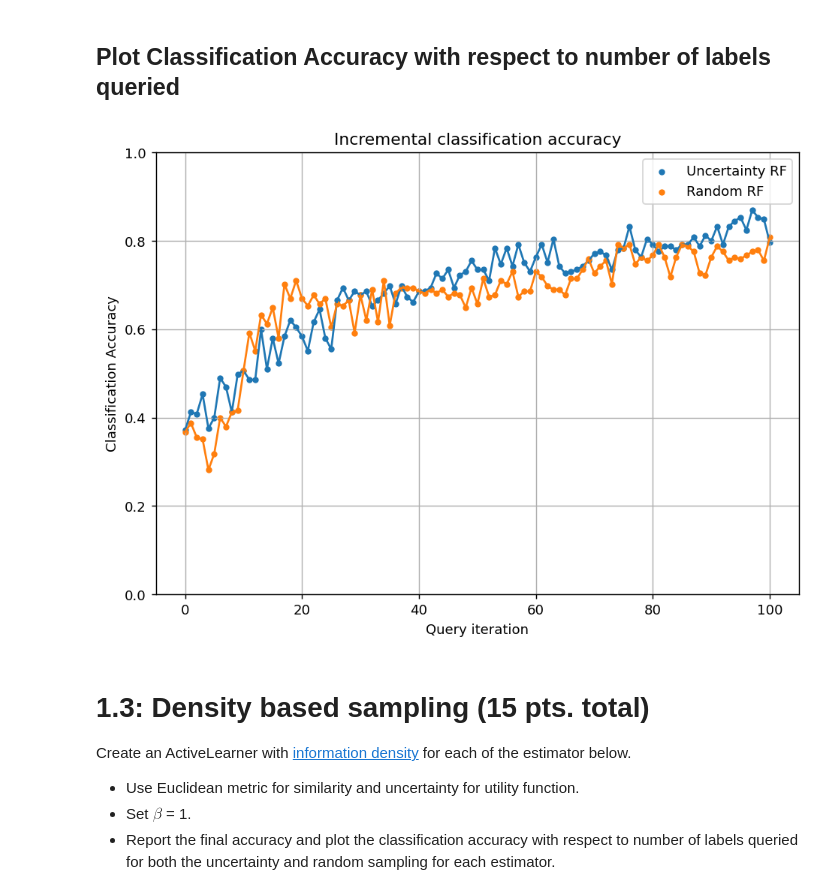
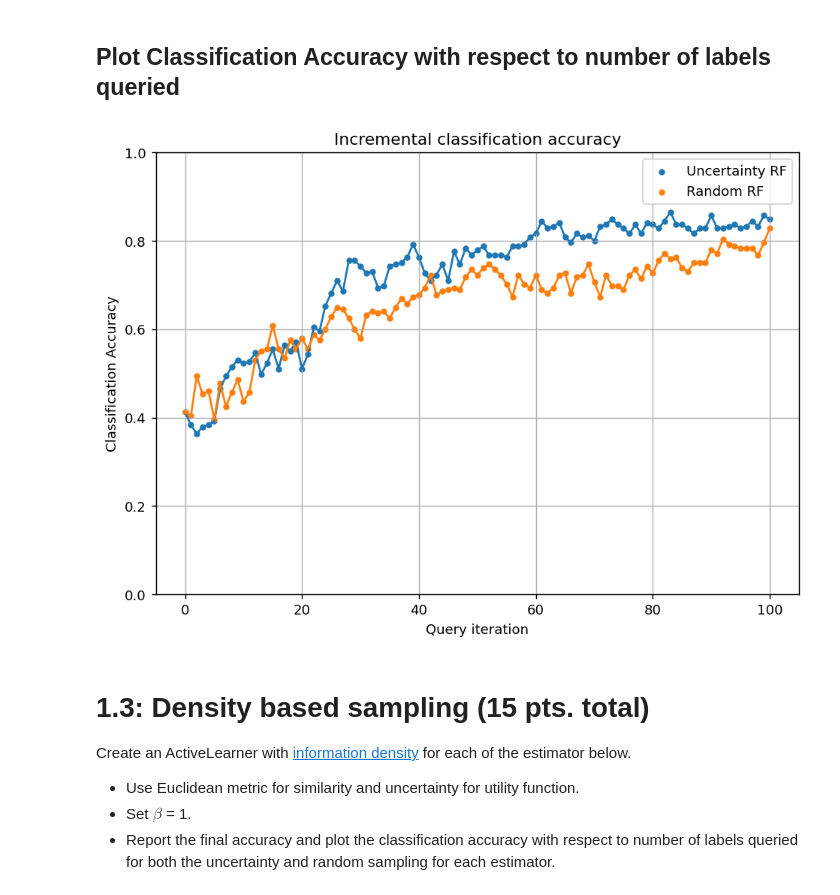
Before and after one commit to ryanquinnnelson/CMU-02750-Query-Selection-Methods-in-Active-Learning, a Jupyter notebook: HW2Q1_ryan.ipynb, the cells around one changed output. Cells and saved outputs as stored; diff of their text form; code cells hidden in the pictures.

```diff
--- a/HW2Q1_ryan.ipynb
+++ b/HW2Q1_ryan.ipynb
@@ -414,6 +447,12 @@ plt.show()
 # %% [markdown]
 ## Random Forest (7.5 pts.)
 # %%
+'''
+Upon comparison of the three different uncertainty sampling methods,
+margin_sampling appears to produce a model with the best final accuracy
+for Random Forest, although uncertainty_sampling is a
+'''
+
 # copy data for use with this section
 X_pool_uncert_rf = copy.deepcopy(X_pool)
 y_pool_uncert_rf = copy.deepcopy(y_pool)
@@ -421,8 +460,8 @@ y_pool_uncert_rf = copy.deepcopy(y_pool)
 
 # define learner, including training data as starting point
 learner = ActiveLearner(
-    estimator=RandomForestClassifier(n_estimators=20,max_depth=6),
-    query_strategy=uncertainty_sampling,
+    estimator=RandomForestClassifier(n_estimators=20,max_depth=6,random_state=seed),
+    query_strategy=margin_sampling,
     X_training=X_training,
     y_training=y_training
 )
@@ -438,27 +477,10 @@ Accuracy of Random Forest Classifier with uncertainty sampling:         0.796
 # %% [markdown]
 ## Plot Classification Accuracy with respect to number of labels queried
-# %%
-# plot our performance over time
-fig, ax = plt.subplots(figsize=(8.5, 6), dpi=130)
-
-ax.plot(history_uncert_rf)
-ax.scatter(range(len(history_uncert_rf)), history_uncert_rf, s=13, label = 'Uncertainty RF')
-
-ax.plot(history_rand_rf)
-ax.scatter(range(len(history_rand_rf)), history_rand_rf, s=13, label = 'Random RF')
-
-ax.set_ylim(bottom=0, top=1)
-ax.grid(True)
-
-ax.set_title('Incremental classification accuracy')
-ax.set_xlabel('Query iteration')
-ax.set_ylabel('Classification Accuracy')
-
-ax.legend()
-
-plt.show()
-# %% [output]
-[figure, removed]
+# %%
+# plot our performance over time
+plot_performance_two_models(history_uncert_rf, 'Uncertainty RF', history_rand_rf, 'Random RF')
+# %% [output]
+[figure, added]
 # %% [markdown]
 # 1.3: Density based sampling  (15 pts. total)
 Create an ActiveLearner with <a href="https://modal-python.readthedocs.io/en/latest/content/query_strategies/information_density.html">information density</a> for each of the estimator below.
```
Also changed, not shown: parts of 25 cells of this notebook.
